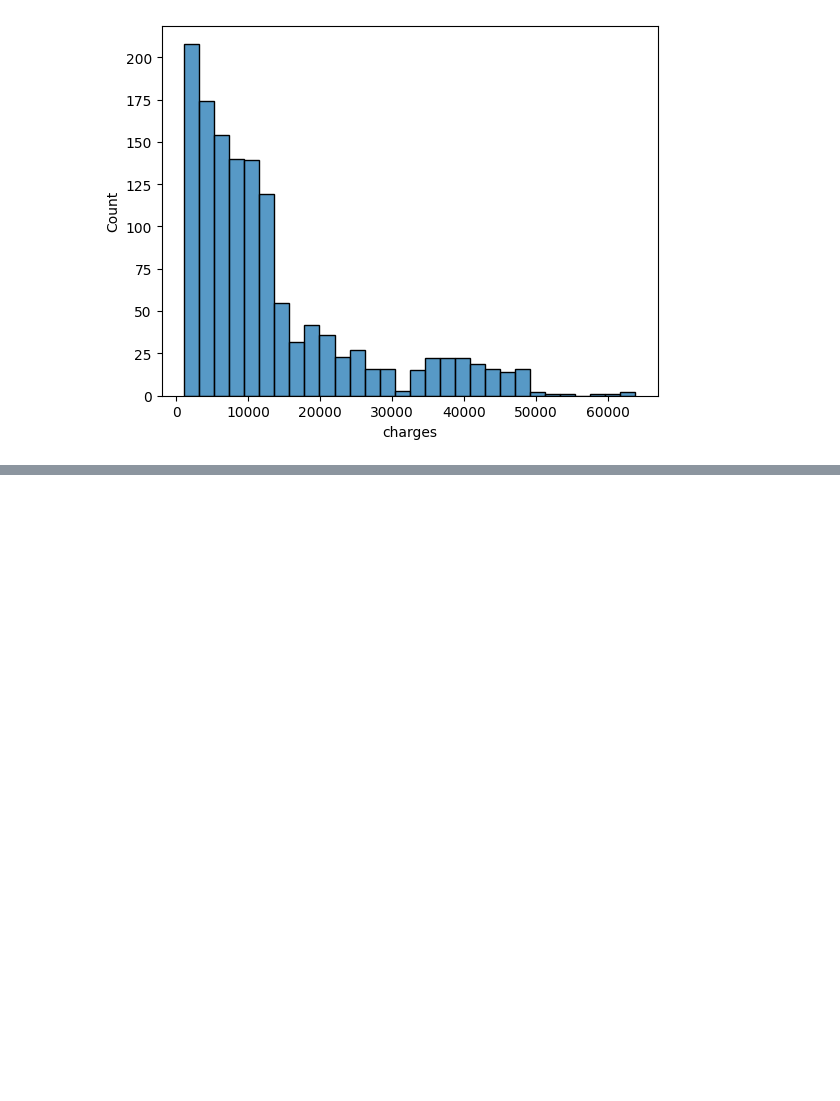
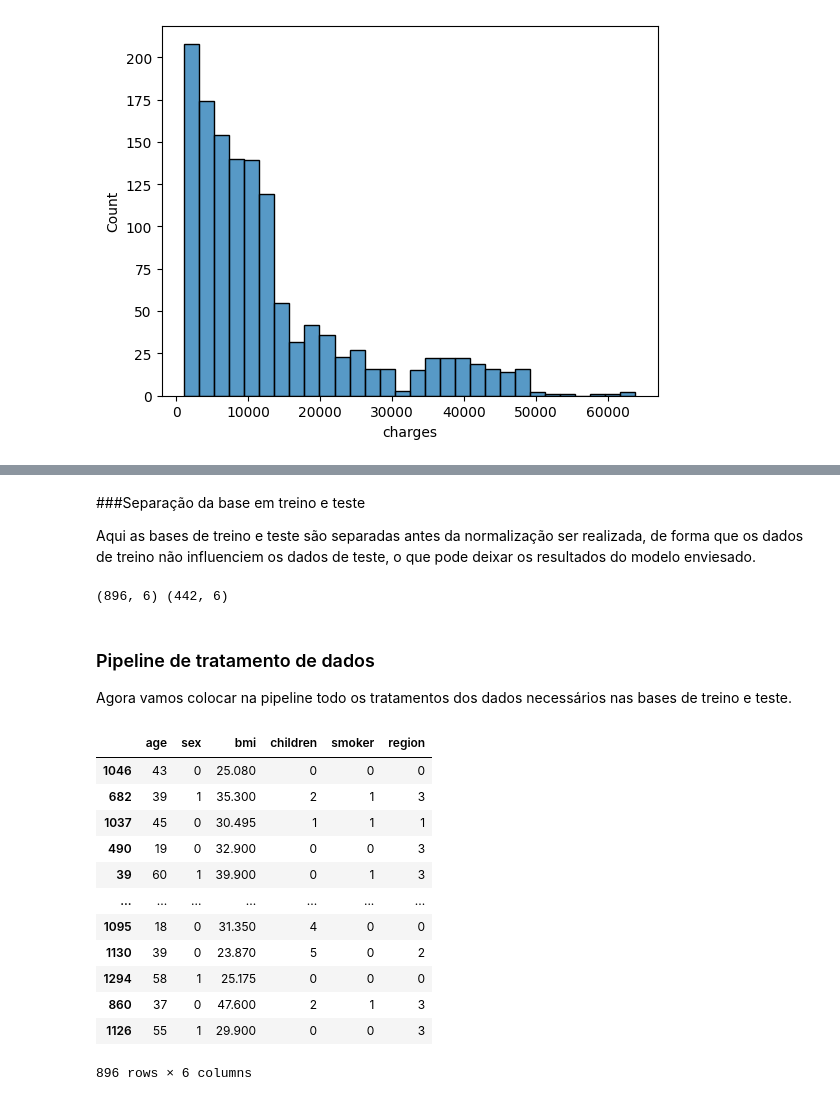
Before and after one commit to Danizinh/TECH-CHALLENGE, a Jupyter notebook: TECH-CHALLENGE.ipynb, the cells around one changed output, grey strips where cells are left out. Drawn from its saved outputs; the diff is of its cells as text; code cells hidden in the pictures; blank space fills up the shorter version.

```diff
--- a/TECH-CHALLENGE.ipynb
+++ b/TECH-CHALLENGE.ipynb
@@ -155,0 +256,4 @@ plt.show()
+# %% [markdown]
+###Separação da base em treino e teste
+
+Aqui as bases de treino e teste são separadas antes da normalização ser realizada, de forma que os dados de treino não influenciem os dados de teste, o que pode deixar os resultados do modelo enviesado.
@@ -155,0 +262,13 @@ plt.show()
+# %%
+X = dados[['age', 'sex', 'bmi', 'children', 'smoker', 'region']]
+y = dados['charges']
+# %%
+X_train, X_test, y_train, y_test = train_test_split(X,y,test_size=0.33, random_state=42)
+# %%
+print(X_train.shape, X_test.shape)
+# %% [output]
+(896, 6) (442, 6)
+# %% [markdown]
+### Pipeline de tratamento de dados
+
+Agora vamos colocar na pipeline todo os tratamentos dos dados necessários nas bases de treino e teste.
@@ -155,0 +301,16 @@ plt.show()
+# %%
+X_train
+# %% [output]
+|  | age | sex | bmi | children | smoker | region |
+| 1046 | 43 | 0 | 25.080 | 0 | 0 | 0 |
+| 682 | 39 | 1 | 35.300 | 2 | 1 | 3 |
+| 1037 | 45 | 0 | 30.495 | 1 | 1 | 1 |
+| 490 | 19 | 0 | 32.900 | 0 | 0 | 3 |
+| 39 | 60 | 1 | 39.900 | 0 | 1 | 3 |
+| ... | ... | ... | ... | ... | ... | ... |
+| 1095 | 18 | 0 | 31.350 | 4 | 0 | 0 |
+| 1130 | 39 | 0 | 23.870 | 5 | 0 | 2 |
+| 1294 | 58 | 1 | 25.175 | 0 | 0 | 0 |
+| 860 | 37 | 0 | 47.600 | 2 | 1 | 3 |
+| 1126 | 55 | 1 | 29.900 | 0 | 0 | 3 |
+896 rows × 6 columns
```
Also changed, not shown: parts of 21 cells of this notebook.
